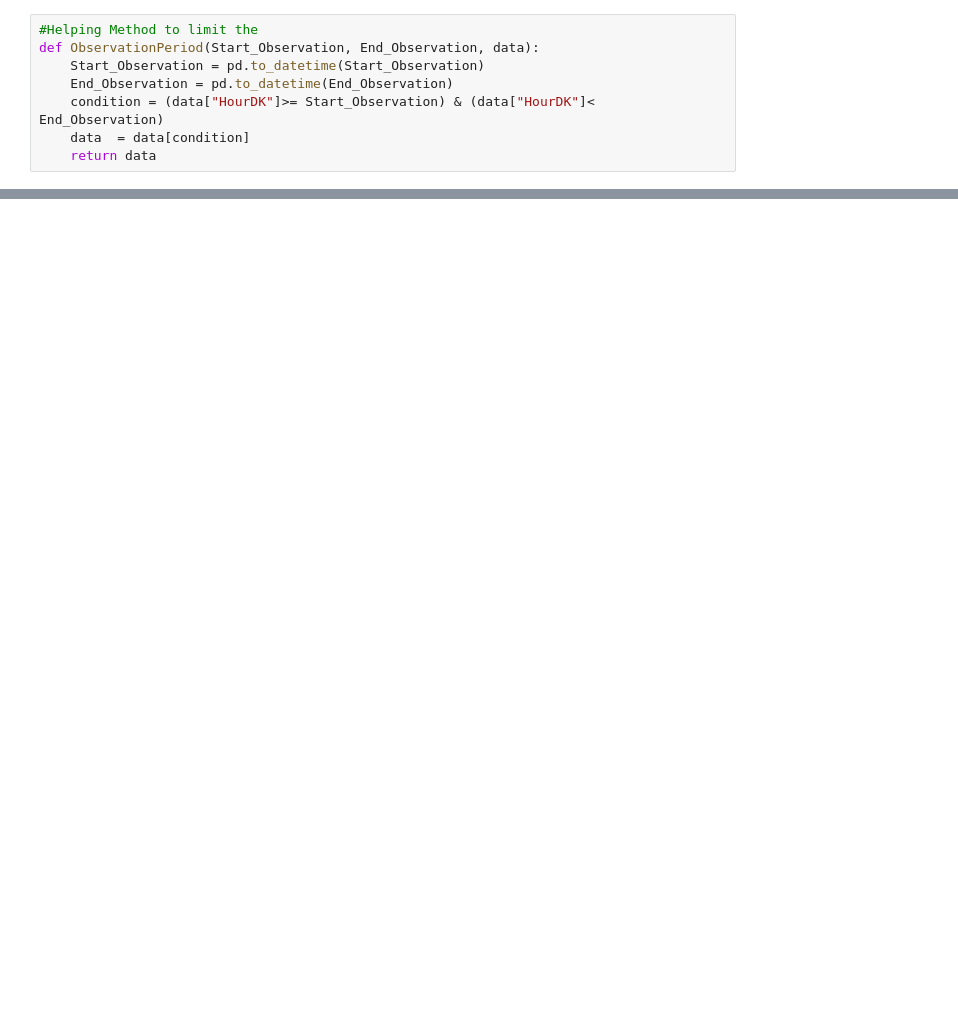
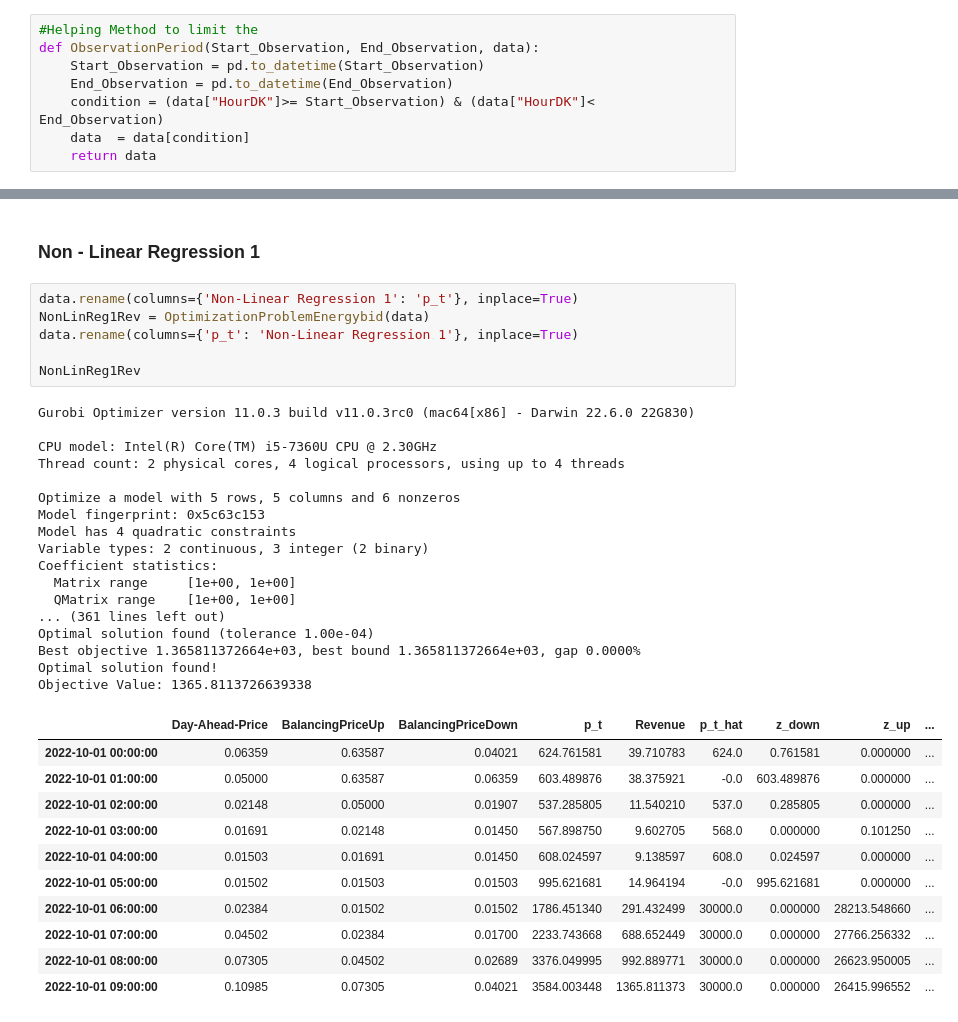
Before and after one commit to dzzz707/46765-ml-for-energy-systems, a Jupyter notebook: assignment1/Revenue_Calculation.ipynb, the cells around one changed output, grey strips where cells are left out. Saved outputs shown, nothing was run; the diff lists cells and outputs as text; blank space fills up the shorter version.

```diff
--- a/assignment1/Revenue_Calculation.ipynb
+++ b/assignment1/Revenue_Calculation.ipynb
@@ -287,0 +294,37 @@ Total Revenue for the year: 5387.138313850197
+# %% [markdown]
+### Non - Linear Regression 1
+# %%
+data.rename(columns={'Non-Linear Regression 1': 'p_t'}, inplace=True)
+NonLinReg1Rev = OptimizationProblemEnergybid(data)
+data.rename(columns={'p_t': 'Non-Linear Regression 1'}, inplace=True)
+
+NonLinReg1Rev
+# %% [output]
+Gurobi Optimizer version 11.0.3 build v11.0.3rc0 (mac64[x86] - Darwin 22.6.0 22G830)
+
+CPU model: Intel(R) Core(TM) i5-7360U CPU @ 2.30GHz
+Thread count: 2 physical cores, 4 logical processors, using up to 4 threads
+
+Optimize a model with 5 rows, 5 columns and 6 nonzeros
+Model fingerprint: 0x5c63c153
+Model has 4 quadratic constraints
+Variable types: 2 continuous, 3 integer (2 binary)
+Coefficient statistics:
+  Matrix range     [1e+00, 1e+00]
+  QMatrix range    [1e+00, 1e+00]
+... (361 lines left out)
+Optimal solution found (tolerance 1.00e-04)
+Best objective 1.365811372664e+03, best bound 1.365811372664e+03, gap 0.0000%
+Optimal solution found!
+Objective Value: 1365.8113726639338
+|  | Day-Ahead-Price | BalancingPriceUp | BalancingPriceDown | p_t | Revenue | p_t_hat | z_down | z_up | ... |
+| 2022-10-01 00:00:00 | 0.06359 | 0.63587 | 0.04021 | 624.761581 | 39.710783 | 624.0 | 0.761581 | 0.000000 | ... |
+| 2022-10-01 01:00:00 | 0.05000 | 0.63587 | 0.06359 | 603.489876 | 38.375921 | -0.0 | 603.489876 | 0.000000 | ... |
+| 2022-10-01 02:00:00 | 0.02148 | 0.05000 | 0.01907 | 537.285805 | 11.540210 | 537.0 | 0.285805 | 0.000000 | ... |
+| 2022-10-01 03:00:00 | 0.01691 | 0.02148 | 0.01450 | 567.898750 | 9.602705 | 568.0 | 0.000000 | 0.101250 | ... |
+| 2022-10-01 04:00:00 | 0.01503 | 0.01691 | 0.01450 | 608.024597 | 9.138597 | 608.0 | 0.024597 | 0.000000 | ... |
+| 2022-10-01 05:00:00 | 0.01502 | 0.01503 | 0.01503 | 995.621681 | 14.964194 | -0.0 | 995.621681 | 0.000000 | ... |
+| 2022-10-01 06:00:00 | 0.02384 | 0.01502 | 0.01502 | 1786.451340 | 291.432499 | 30000.0 | 0.000000 | 28213.548660 | ... |
+| 2022-10-01 07:00:00 | 0.04502 | 0.02384 | 0.01700 | 2233.743668 | 688.652449 | 30000.0 | 0.000000 | 27766.256332 | ... |
+| 2022-10-01 08:00:00 | 0.07305 | 0.04502 | 0.02689 | 3376.049995 | 992.889771 | 30000.0 | 0.000000 | 26623.950005 | ... |
+| 2022-10-01 09:00:00 | 0.10985 | 0.07305 | 0.04021 | 3584.003448 | 1365.811373 | 30000.0 | 0.000000 | 26415.996552 | ... |
```
Also changed, not shown: parts of 12 cells of this notebook.
